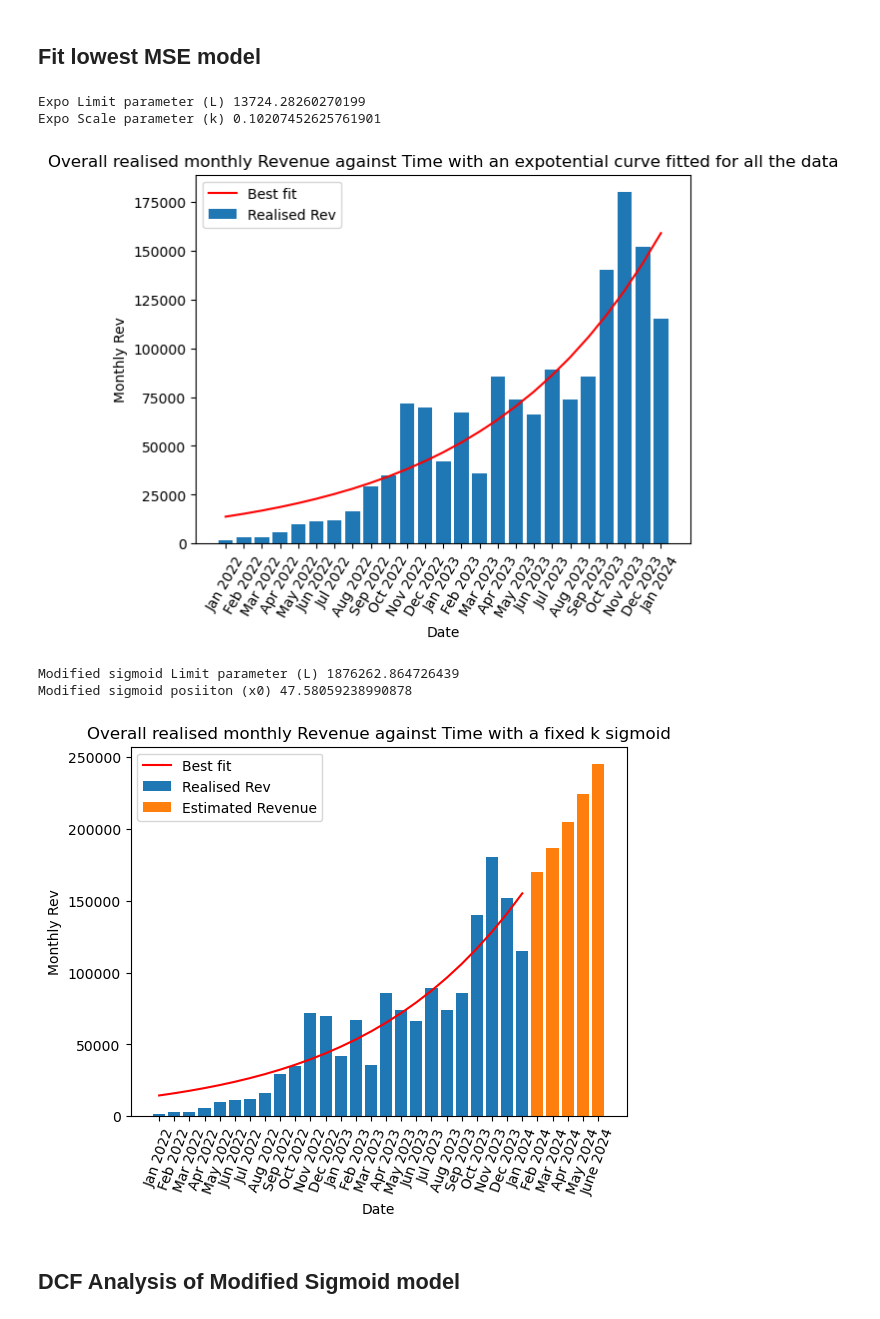
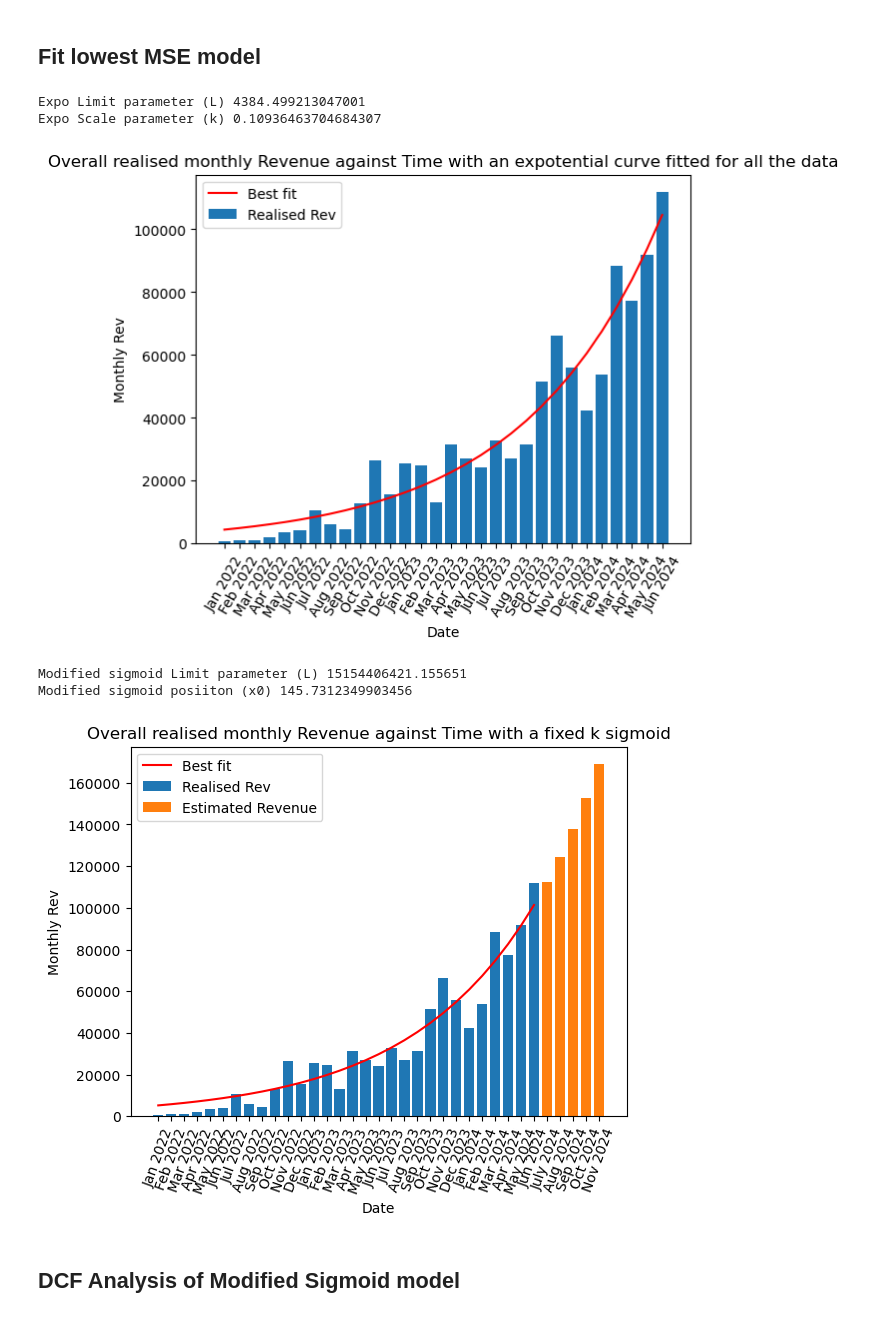
Before and after one commit to julianJames196/Business-Valuation, a Jupyter notebook: businessValuation.ipynb, the cells around one changed output. Drawn from its saved outputs; the diff is of its cells as text; code cells hidden in the pictures.

Commit message:
Add files via upload
New Business valuation file with formatting updates and added in SARIMA and LSTM models.

```diff
--- a/businessValuation.ipynb
+++ b/businessValuation.ipynb
@@ -40,7 +84,6 @@ xnum2 = range(len(yUK))
 from statsmodels.tsa.statespace.sarimax import SARIMAX
 from statsmodels.tsa.stattools import adfuller
 from statsmodels.graphics.tsaplots import plot_acf, plot_pacf
-
 
 def check_stationarity(timeseries):
     # Perform the Dickey-Fuller test
@@ -50,7 +93,7 @@ def check_stationarity(timeseries):
     print(f'p-value: {p_value}')
     if p_value < 0.01:
         print('Strongly Stationary')
-    elif p_value<0.05:
+    elif p_value < 0.05:
         print('Stationary')
     else:
         print('Non-Stationary')
@@ -59,7 +102,7 @@ print("Check stationarity of overall revenue data")
 check_stationarity(yOver)
 
 # Use differncing to turn into a stationary time series
-diffyOverall = csvFile["Overall"].astype(float).diff()
+diffyOverall = revenueDF["Overall"].astype(float).diff()
 plt.plot(xdate, diffyOverall)
 plt.title("Differenced time series of revenue data")
 plt.xticks(rotation = 60)
@@ -68,7 +111,7 @@ print("Check stationarity of differenced revenue data")
 check_stationarity(diffyOverall.dropna())
 
 #Use log then differene. This implies an expotential type SARIMA model
-diffyOverallLog = np.log(csvFile["Overall"].astype(float).dropna()).diff()
+diffyOverallLog = np.log(revenueDF["Overall"].astype(float).dropna()).diff()
 plt.plot(xdate, diffyOverallLog)
 plt.title("Log Differenced time series of revenue data")
 plt.xticks(rotation = 60)
@@ -136,8 +178,8 @@ A non null seasonally trend
 # %%
-monthly_sales = diffyOverallLog.dropna()
+monthly_sales = diffyOverall.dropna()
 
 plot_acf(monthly_sales)
-plot_pacf(monthly_sales,lags=11)
+plot_pacf(monthly_sales, lags=13)
 plt.xticks(rotation = 60)
 plt.show()
 # %% [output]
@@ -176,0 +238,25 @@ maxBusinessVal
+# %%
+discount = 0.0378/12 #Current yield of a 10-year treasury
+value = 0
+
+print("Assume the revenue is the free cashflow. Unknown ITDA!")
+for i in range(N,12*years*1):
+    value += ( newValues[i] / pow((1 + discount),i-N) )
+
+print("Using a discounted cash flow model for the next",years,"years with a current annual discount rate of", round(discount*12*100,3),"%")
+print("Market cap £", round(value/pow(10,6),3), "Million")
+print("Market cap £", round(value/pow(10,9),3), "Billion")
+numShares = 11
+totalNumShares = 57490
+valueShare = (value/totalNumShares)
+orignal = 354.6
+print("")
+print("Analysis of shares")
+print("Original value of 1 share £", orignal)
+print("Number of shares:", numShares)
+print("Value of 1 share in DCF model £", round(valueShare,4) )
+percentRaise = (valueShare-orignal)/orignal
+print("Percentage return:", round(percentRaise*100,3), "%")
+print("Excess return over discount",round( (percentRaise-(12*discount) )*100, 3) ,"%")
+sarimaMultiple = (valueShare)/orignal
+print("Return multipler", sarimaMultiple)
@@ -282,41 +381,41 @@ plt.xlabel("Date")
 plt.xticks(rotation = 60)
 plt.ylabel("Monthly Rev")
 plt.legend(["Best fit", "Realised Rev"])
 plt.title("Overall realised monthly Revenue against Time with an expotential curve fitted for all the data")
 plt.show()
 
 #
 #Use the expo to fit a sigmoid. Sigmoid give bound expotential growth and typically business growth pattern
 #
 
-popt, pcov = curve_fit(sigmoidMod, xnum, yOver, p0=[50000000,30] ,method='lm', maxfev=2000)
+popt, pcov = curve_fit(sigmoidMod, xnum, yOver, p0=[50000000,30] ,method='lm', maxfev=20000)
 print("Modified sigmoid Limit parameter (L)", popt[0])
 print("Modified sigmoid posiiton (x0)", popt[1])
 
 #Plot predicted data
-xx = ['Feb 2024', 'Mar 2024', 'Apr 2024', 'May 2024', 'June 2024'] #Need to fix this data frame creation to make adaptable
+xx = ['July 2024', 'Aug 2024', 'Sep 2024', 'Oct 2024', 'Nov 2024'] #Need to fix this data frame creation to make adaptable
 xy = []
 for i in range(N,N+5):
     xy.append( sigmoidMod(i, popt[0], popt[1]) )
 
 #Plot sigmoid
 plt.bar(xdate, yOver) #Known realised rev
 xy = np.array(xy)
 plt.bar(xx, xy)
 plt.plot( xdate, sigmoidMod(xnum, popt[0], popt[1]) , 'r')
 plt.xlabel("Date")
 plt.xticks(rotation = 70)
 plt.ylabel("Monthly Rev")
 plt.legend(["Best fit", "Realised Rev", "Estimated Revenue"])
 plt.title("Overall realised monthly Revenue against Time with a fixed k sigmoid")
 plt.show()
 # %% [output]
-Expo Limit parameter (L) 13724.28260270199
-Expo Scale parameter (k) 0.10207452625761901
+Expo Limit parameter (L) 4384.499213047001
+Expo Scale parameter (k) 0.10936463704684307
-[figure, old version]
+[figure, new version]
-Modified sigmoid Limit parameter (L) 1876262.864726439
-Modified sigmoid posiiton (x0) 47.58059238990878
+Modified sigmoid Limit parameter (L) 15154406421.155651
+Modified sigmoid posiiton (x0) 145.7312349903456
-[figure, old version]
+[figure, new version]
 # %% [markdown]
 ## DCF Analysis of Modified Sigmoid model
 # %%
```
Also changed, not shown: parts of 30 cells of this notebook.
